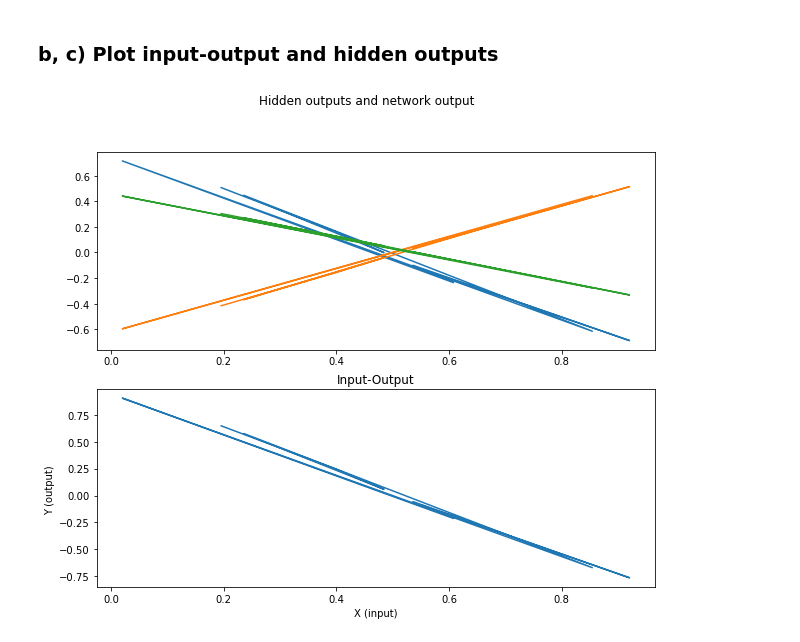
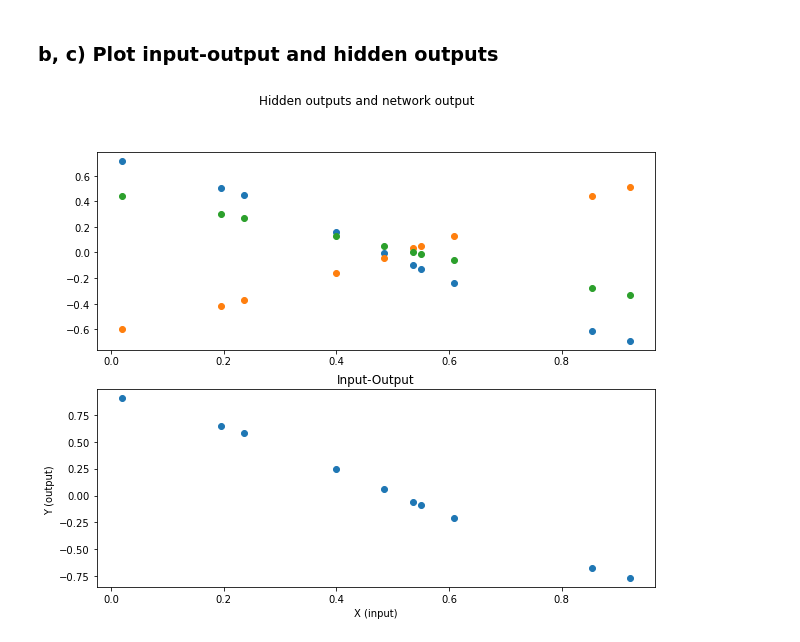
Before and after one commit to ahmedtarek-/MI_2022, a Jupyter notebook: Exercise_03/Exercise_03.ipynb, the cells around one changed output. Cells and saved outputs as stored; diff of their text form; code cells hidden in the pictures.

```diff
--- a/Exercise_03/Exercise_03.ipynb
+++ b/Exercise_03/Exercise_03.ipynb
@@ -344,22 +344,22 @@ plot_network_performance(mses)
 # %%
 def plot_analysis(X, hidden_outputs, network_output):
     fig, axs = plt.subplots(2, figsize=(10, 8))
     fig.suptitle('Hidden outputs and network output')
 
     # Plot hidden outputs
-    axs[0].plot(X, [hidden_output[0] for hidden_output in hidden_outputs], label = "Hidden neuron 1")
-    axs[0].plot(X, [hidden_output[1] for hidden_output in hidden_outputs], label = "Hidden neuron 2")
-    axs[0].plot(X, [hidden_output[2] for hidden_output in hidden_outputs], label = "Hidden neuron 3")
+    axs[0].scatter(X, [hidden_output[0] for hidden_output in hidden_outputs], label = "Hidden neuron 1")
+    axs[0].scatter(X, [hidden_output[1] for hidden_output in hidden_outputs], label = "Hidden neuron 2")
+    axs[0].scatter(X, [hidden_output[2] for hidden_output in hidden_outputs], label = "Hidden neuron 3")
 
     # Plot network outputs
-    axs[1].plot(X, network_output, label = "Hidden neuron 3")
+    axs[1].scatter(X, network_output, label = "Hidden neuron 3")
 
     plt.xlabel("X (input)")
     plt.ylabel("Y (output) ")
     plt.title("Input-Output")
     plt.show()
 
 analysis_output = mlp.analysis(X,Y)
 plot_analysis(X, analysis_output[0], analysis_output[1])
 # %% [output]
-[figure, old version]
+[figure, new version]
```
Also changed, not shown: parts of 1 cell of this notebook.
